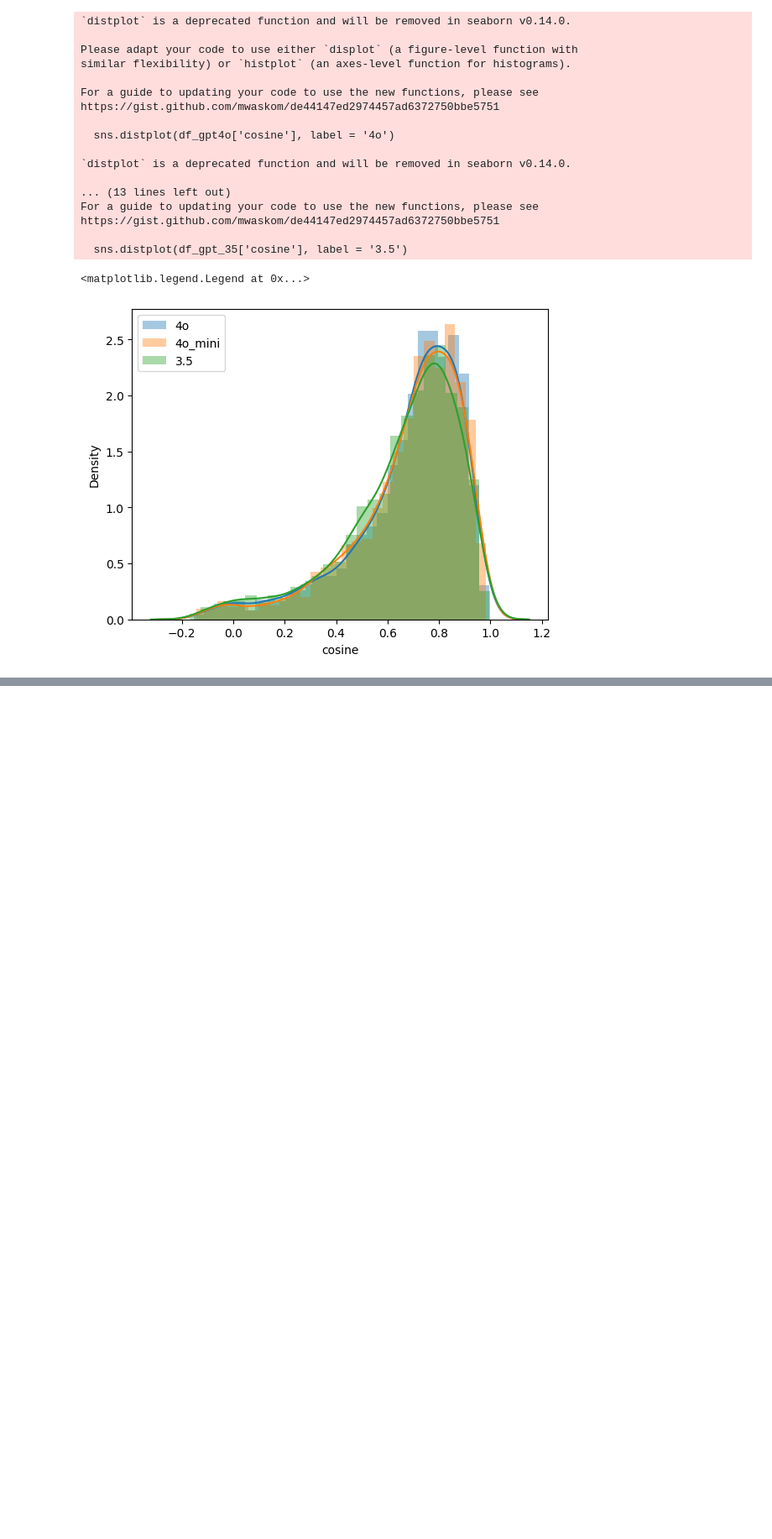
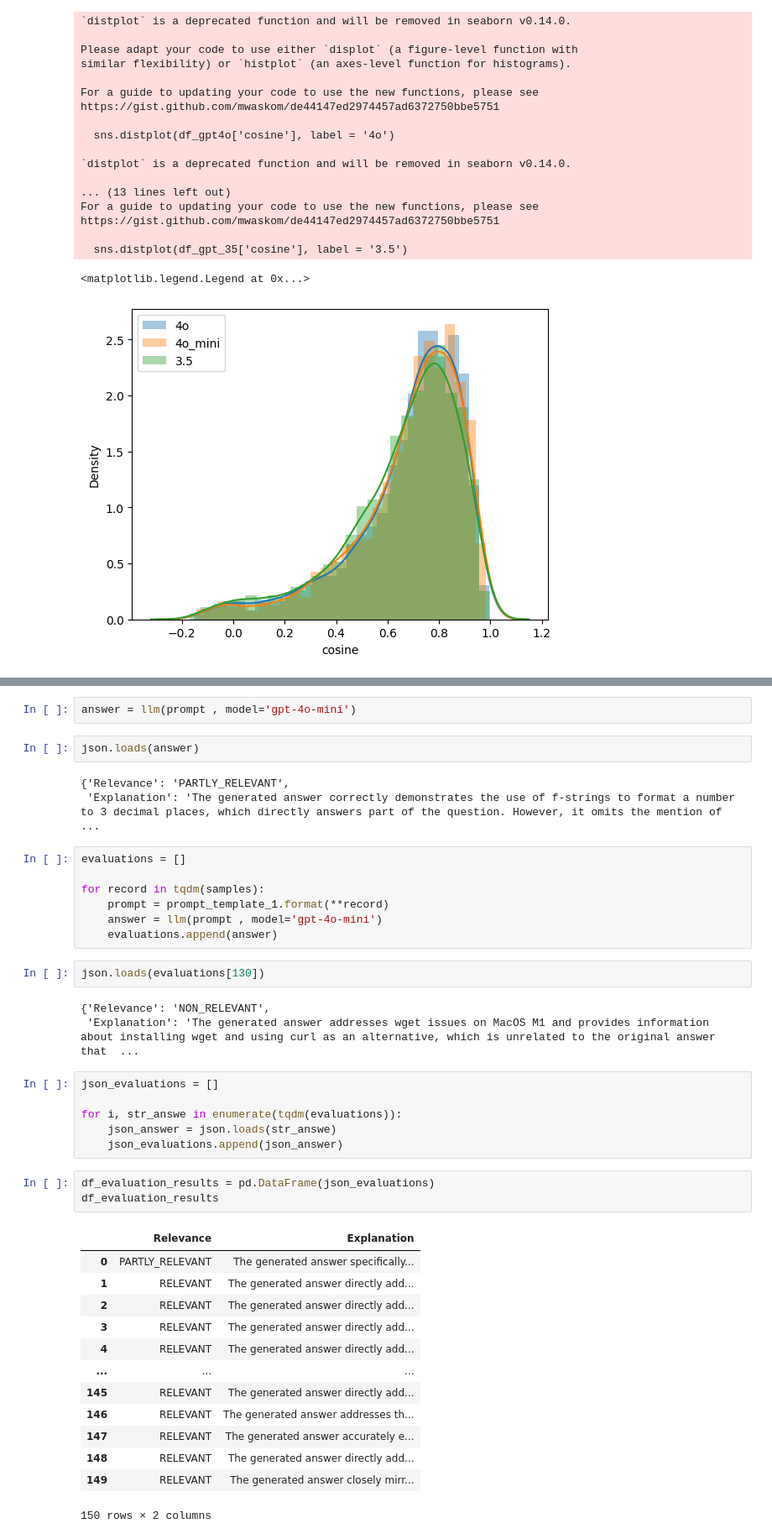
Before and after one commit to mtm-007/seaarch-engine-ws, a Jupyter notebook: notebooks/offline_rag_Evals.ipynb, the cells around one changed output, grey strips where cells are left out. Shown at 84% size. Drawn from its saved outputs; the diff is of its cells as text; blank space fills up the shorter version.

```diff
--- a/notebooks/offline_rag_Evals.ipynb
+++ b/notebooks/offline_rag_Evals.ipynb
@@ -515,0 +612,42 @@ https://gist.github.com/mwaskom/de44147ed2974457ad6372750bbe5751
+# %%
+answer = llm(prompt , model='gpt-4o-mini')
+# %%
+json.loads(answer)
+# %% [output]
+{'Relevance': 'PARTLY_RELEVANT',
+ 'Explanation': 'The generated answer correctly demonstrates the use of f-strings to format a number to 3 decimal places, which directly answers part of the question. However, it omits the mention of  ...
+# %%
+evaluations = []
+
+for record in tqdm(samples):
+    prompt = prompt_template_1.format(**record)
+    answer = llm(prompt , model='gpt-4o-mini')
+    evaluations.append(answer)
+# %%
+json.loads(evaluations[130])
+# %% [output]
+{'Relevance': 'NON_RELEVANT',
+ 'Explanation': 'The generated answer addresses wget issues on MacOS M1 and provides information about installing wget and using curl as an alternative, which is unrelated to the original answer that  ...
+# %%
+json_evaluations = []
+
+for i, str_answe in enumerate(tqdm(evaluations)):
+    json_answer = json.loads(str_answe)
+    json_evaluations.append(json_answer)
+# %%
+df_evaluation_results = pd.DataFrame(json_evaluations)
+df_evaluation_results
+# %% [output]
+|  | Relevance | Explanation |
+| 0 | PARTLY_RELEVANT | The generated answer specifically... |
+| 1 | RELEVANT | The generated answer directly add... |
+| 2 | RELEVANT | The generated answer directly add... |
+| 3 | RELEVANT | The generated answer directly add... |
+| 4 | RELEVANT | The generated answer directly add... |
+| ... | ... | ... |
+| 145 | RELEVANT | The generated answer directly add... |
+| 146 | RELEVANT | The generated answer addresses th... |
+| 147 | RELEVANT | The generated answer accurately e... |
+| 148 | RELEVANT | The generated answer directly add... |
+| 149 | RELEVANT | The generated answer closely mirr... |
+150 rows × 2 columns
```
Also changed, not shown: parts of 23 cells of this notebook.
